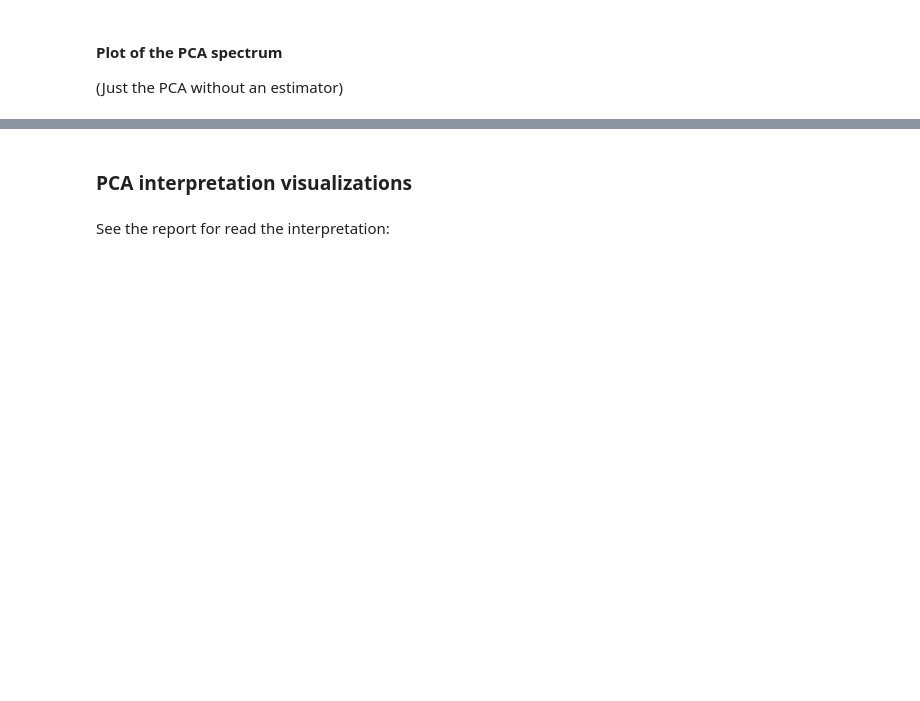
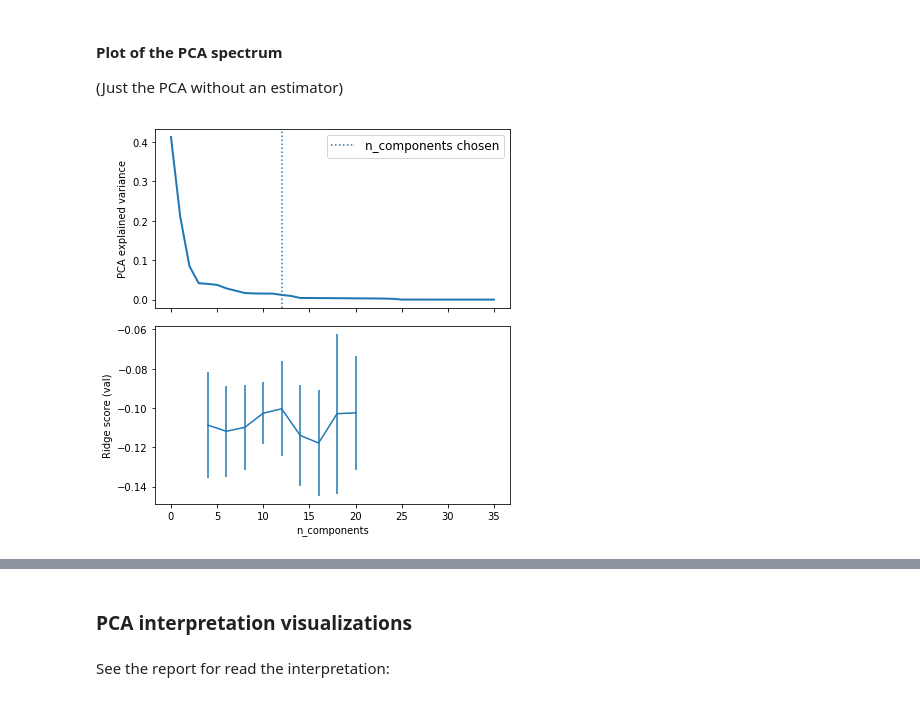
Before and after one commit to joSanchez28/Machine-Learning-EPFL, a Jupyter notebook: Project2-ArchitectureExperiment/ArchitectureFeelings-Notebook.ipynb, the cells around one changed output, grey strips where cells are left out. Cells and saved outputs as stored; diff of their text form; code cells hidden in the pictures; blank space fills up the shorter version.

```diff
--- a/Project2-ArchitectureExperiment/ArchitectureFeelings-Notebook.ipynb
+++ b/Project2-ArchitectureExperiment/ArchitectureFeelings-Notebook.ipynb
@@ -1085,25 +1121,27 @@ plt.plot(y_test_greece, ypred_test_greece[0], 'ro')
 # %%
 pca.fit(X_greece)
 
 fig, (ax0, ax1) = plt.subplots(nrows=2, sharex=True, figsize=(6, 6))
 ax0.plot(pca.explained_variance_ratio_, linewidth=2)
 ax0.set_ylabel('PCA explained variance')
 
-ax0.axvline(search.best_estimator_.named_steps['pca'].n_components,
+ax0.axvline(search_greece[0].best_estimator_.named_steps['pca'].n_components,
             linestyle=':', label='n_components chosen')
 ax0.legend(prop=dict(size=12))
 
 # For each number of components, find the best classifier results
-results = pd.DataFrame(search.cv_results_)
+results = pd.DataFrame(search_greece[0].cv_results_)
 components_col = 'param_pca__n_components'
 best_clfs = results.groupby(components_col).apply(
     lambda g: g.nlargest(1, 'mean_test_score'))
 
 best_clfs.plot(x=components_col, y='mean_test_score', yerr='std_test_score',
                legend=False, ax=ax1)
 ax1.set_ylabel('Ridge score (val)')
 ax1.set_xlabel('n_components')
 
 plt.tight_layout()
 plt.show()
+# %% [output]
+[figure, added]
 # %%
```
Also changed, not shown: parts of 11 cells of this notebook, 22 other files.
